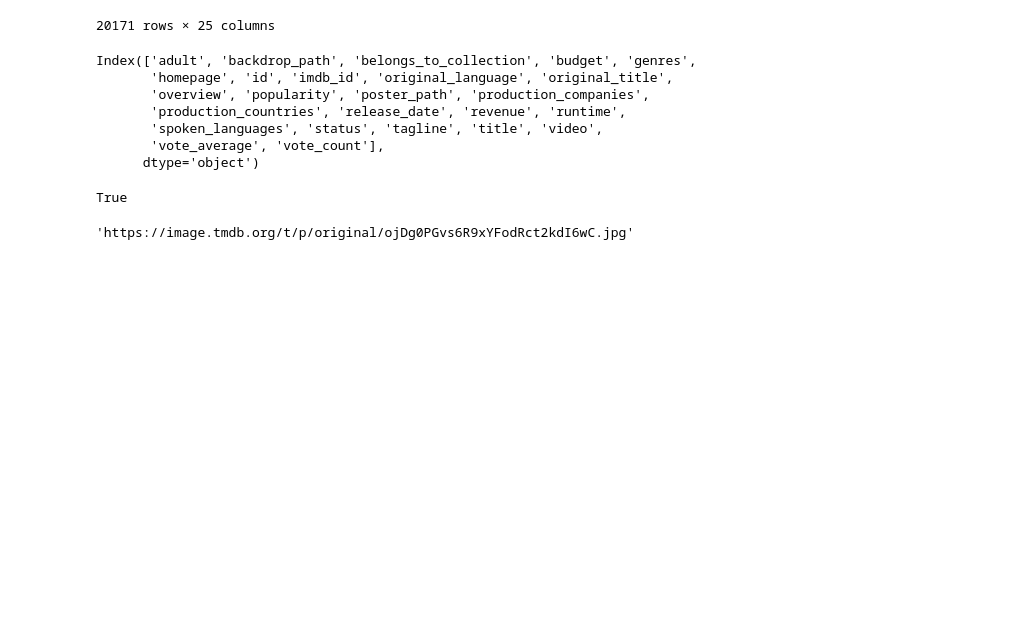
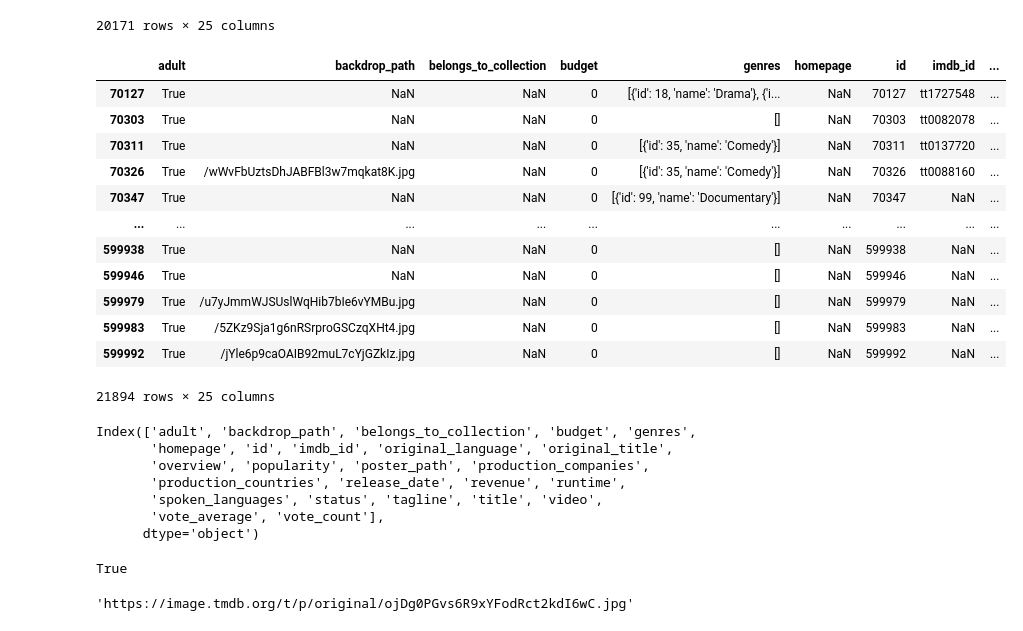
Before and after one commit to rocklouis055/server, a Jupyter notebook: Untitled.ipynb, the cells around one changed output. Drawn from its saved outputs; the diff is of its cells as text; code cells hidden in the pictures; blank space fills up the shorter version.

```diff
--- a/Untitled.ipynb
+++ b/Untitled.ipynb
@@ -46,6 +56,22 @@ a
 | 99998 | False | /wS0lvCKBe2FdCHhXQgSPU8lozbG.jpg | NaN | 0 | [{'id': 18, 'name': 'Drama'}, {'i... | NaN | 99998 | tt0032130 | ... |
 | 99999 | False | /xKR8HyxCi3E4R7IwR8deiG59V9f.jpg | NaN | 0 | [{'id': 99, 'name': 'Documentary'}] | NaN | 99999 | tt0156078 | ... |
 20171 rows × 25 columns
+# %%
+d[d.adult=='True']
+# %% [output]
+|  | adult | backdrop_path | belongs_to_collection | budget | genres | homepage | id | imdb_id | ... |
+| 70127 | True | NaN | NaN | 0 | [{'id': 18, 'name': 'Drama'}, {'i... | NaN | 70127 | tt1727548 | ... |
+| 70303 | True | NaN | NaN | 0 | [] | NaN | 70303 | tt0082078 | ... |
+| 70311 | True | NaN | NaN | 0 | [{'id': 35, 'name': 'Comedy'}] | NaN | 70311 | tt0137720 | ... |
+| 70326 | True | /wWvFbUztsDhJABFBl3w7mqkat8K.jpg | NaN | 0 | [{'id': 35, 'name': 'Comedy'}] | NaN | 70326 | tt0088160 | ... |
+| 70347 | True | NaN | NaN | 0 | [{'id': 99, 'name': 'Documentary'}] | NaN | 70347 | NaN | ... |
+| ... | ... | ... | ... | ... | ... | ... | ... | ... | ... |
+| 599938 | True | NaN | NaN | 0 | [] | NaN | 599938 | NaN | ... |
+| 599946 | True | NaN | NaN | 0 | [] | NaN | 599946 | NaN | ... |
+| 599979 | True | /u7yJmmWJSUslWqHib7bIe6vYMBu.jpg | NaN | 0 | [] | NaN | 599979 | NaN | ... |
+| 599983 | True | /5ZKz9Sja1g6nRSrproGSCzqXHt4.jpg | NaN | 0 | [] | NaN | 599983 | NaN | ... |
+| 599992 | True | /jYle6p9caOAIB92muL7cYjGZkIz.jpg | NaN | 0 | [] | NaN | 599992 | NaN | ... |
+21894 rows × 25 columns
 # %%
 d.columns
 # %% [output]
```
Also changed, not shown: parts of 9 cells of this notebook, 36 other files.
